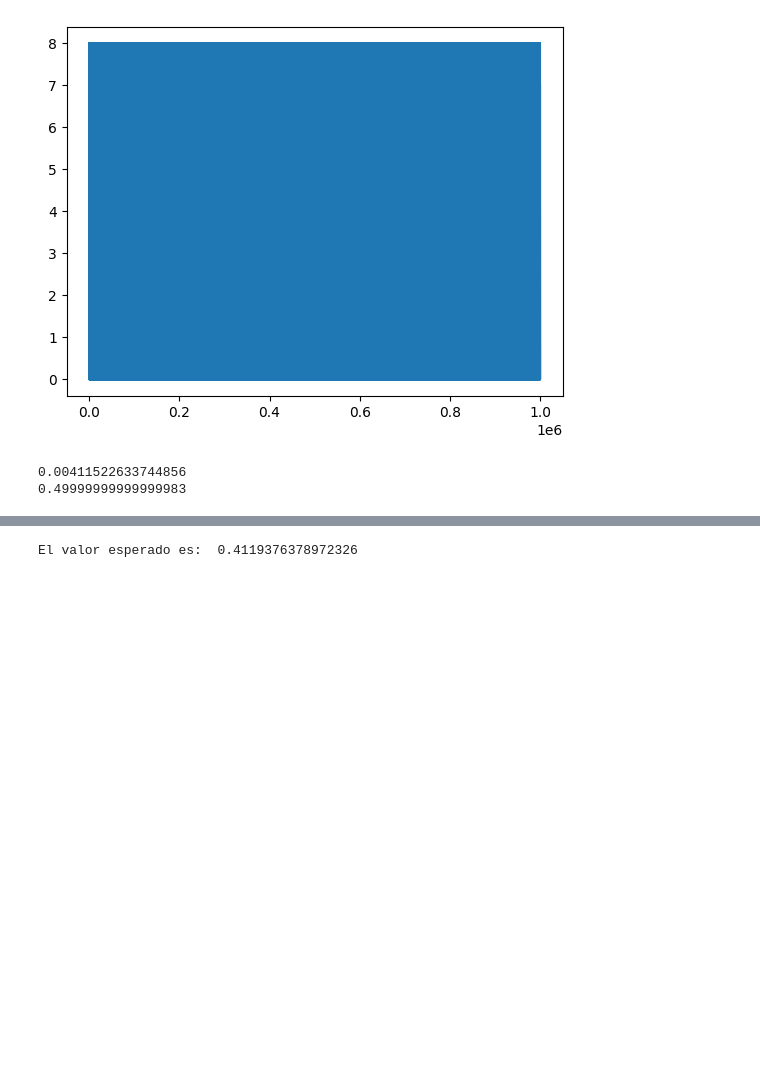
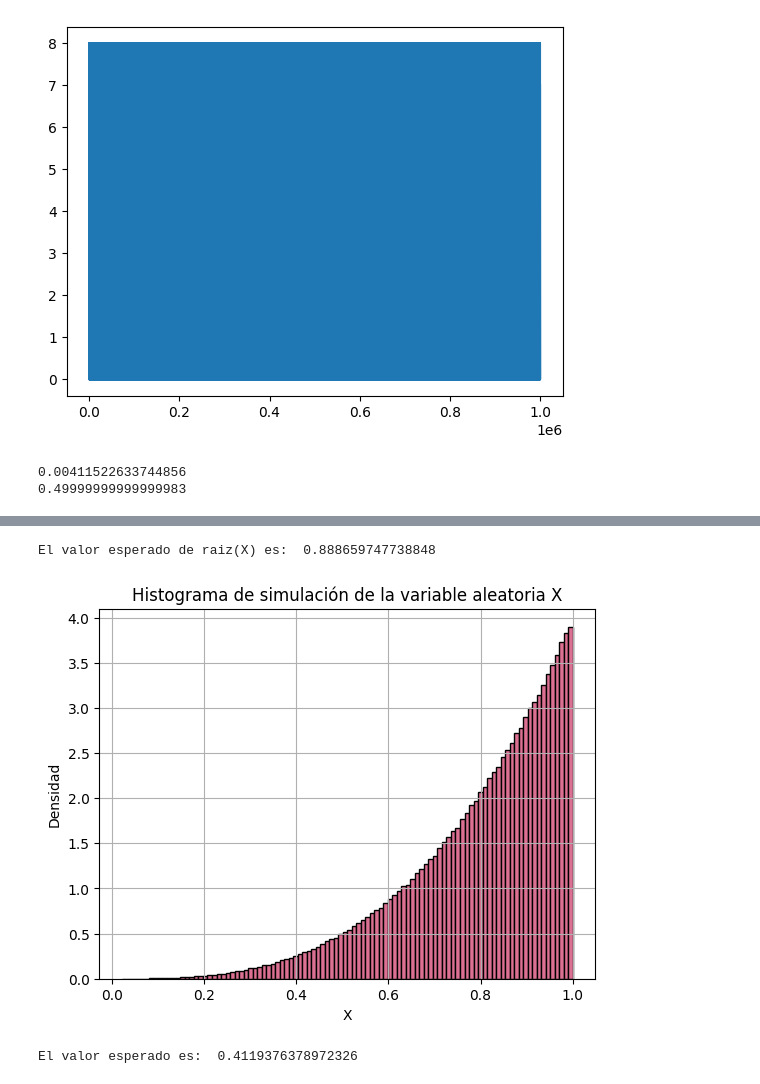
Before and after one commit to Jair-RM/Simulacion-I-Figols, a Jupyter notebook: Guia_Primer_Parcial.ipynb, the cells around one changed output, grey strips where cells are left out. Cells and saved outputs as stored; diff of their text form; code cells hidden in the pictures; blank space fills up the shorter version.

```diff
--- a/Guia_Primer_Parcial.ipynb
+++ b/Guia_Primer_Parcial.ipynb
@@ -205,8 +236,36 @@ for i in
 # %%
 # 8. X tiene una funcion de densidad de probabilidad dada por:
 #          fx(X)={4x^3 si x ∈ [0, 1]
 #                {0 en otro caso
 # Estime por simulacion el valor esperado de Raiz(X)
+
+def fx():
+  u=random()
+  x=pow(u, 1/4)
+  return x
+
+N=1000000
+l=[]
+
+for i in range(N):
+  l.append(fx())
+
+esp=0
+for j in l:
+  esp+=sqrt(j)
+esp=esp/N
+
+print("El valor esperado de raiz(X) es: ", esp, "\n")
+plt.hist(l, density=1, bins=100, color="palevioletred", edgecolor="black")
+plt.title('Histograma de simulación de la variable aleatoria X')
+plt.xlabel('X')
+plt.ylabel('Densidad')
+#plt.legend()
+plt.grid()
+plt.show()
+# %% [output]
+El valor esperado de raiz(X) es:  0.888659747738848
+[figure, added]
 # %%
 # 9. La variable aleatoria X tiene la siguiente funcion de densidad de probabilidad:
 #             {   x  si x ∈ [0, 1]
```
Also changed, not shown: parts of 2 cells of this notebook.
